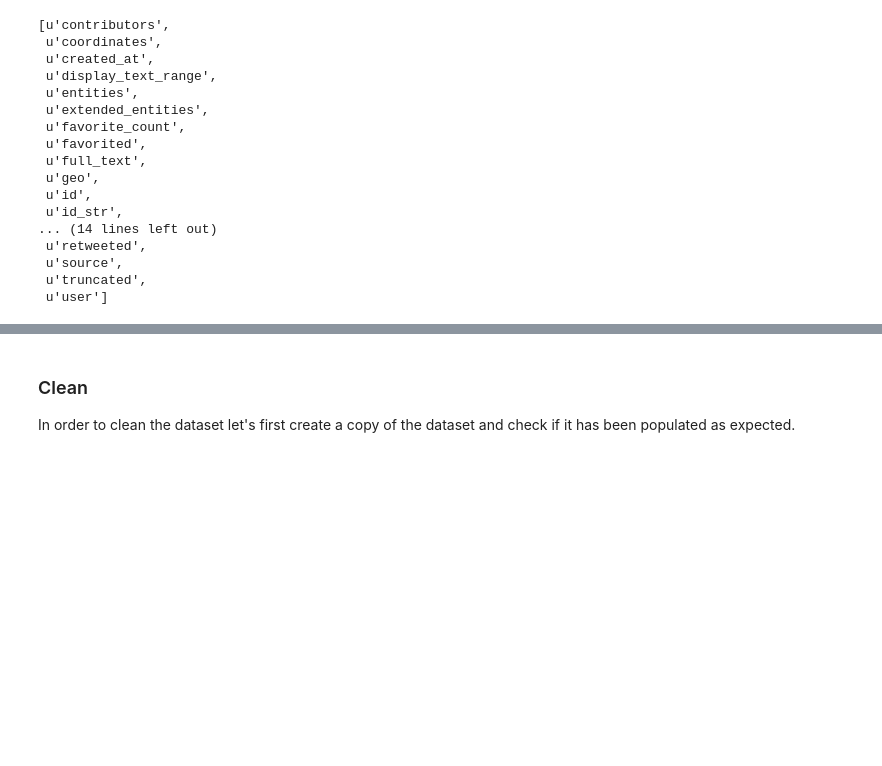
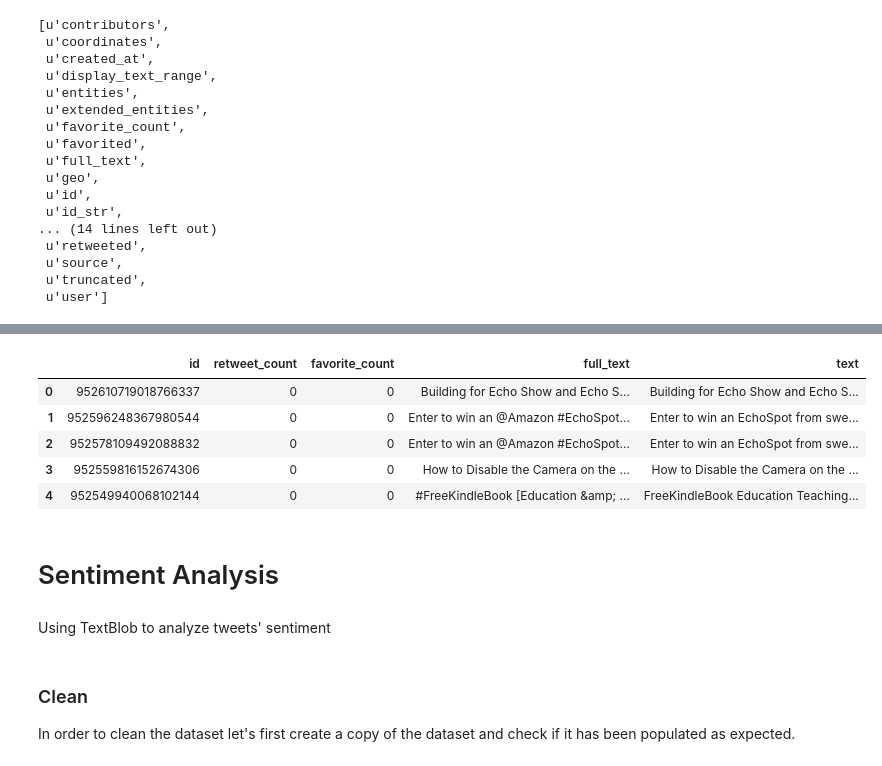
Before and after one commit to varsha-shewale/ActualSubmittedFiles, a Jupyter notebook: EDA_EchoSpot/echo_spot.ipynb, the cells around one changed output, grey strips where cells are left out. Saved outputs shown, nothing was run; the diff lists cells and outputs as text; code cells hidden in the pictures; blank space fills up the shorter version.

```diff
--- a/EDA_EchoSpot/echo_spot.ipynb
+++ b/EDA_EchoSpot/echo_spot.ipynb
@@ -220,0 +192,29 @@ twitter_archive_master.sample(30)
+# %%
+def clean_tweet_text(df):
+    #remove hyperlinks, user mentions and special characters
+    for i, row in df.iterrows():
+        t = row['full_text']
+        t = re.sub('(\w+:\/\/\S+)', " ",t)# remove hyperlinks
+        t = re.sub("(@[A-Za-z0-9]+)", " ",t)#remove user mentions
+        t = re.sub("#","", t) #remove hash
+        t = re.sub('&amp',' ',t) #remove & which is written as &amp
+        t = re.sub('[^0-9a-zA-Z \t]', " ",t) #remove special characters
+        t = re.sub('\s+',' ',t).strip() #remove unwanted whitespaces
+
+        df['text'].iloc[i] = t
+    return df
+
+df_clean_tweets = clean_tweet_text(df_tweets)
+# %%
+df_clean_tweets.head(5)
+# %% [output]
+|  | id | retweet_count | favorite_count | full_text | text |
+| 0 | 952610719018766337 | 0 | 0 | Building for Echo Show and Echo S... | Building for Echo Show and Echo S... |
+| 1 | 952596248367980544 | 0 | 0 | Enter to win an @Amazon #EchoSpot... | Enter to win an EchoSpot from swe... |
+| 2 | 952578109492088832 | 0 | 0 | Enter to win an @Amazon #EchoSpot... | Enter to win an EchoSpot from swe... |
+| 3 | 952559816152674306 | 0 | 0 | How to Disable the Camera on the ... | How to Disable the Camera on the ... |
+| 4 | 952549940068102144 | 0 | 0 | #FreeKindleBook [Education &amp; ... | FreeKindleBook Education Teaching... |
+# %% [markdown]
+# Sentiment Analysis
+# %% [markdown]
+Using TextBlob to analyze tweets' sentiment
```
Also changed, not shown: parts of 20 cells of this notebook, 1 other file.
